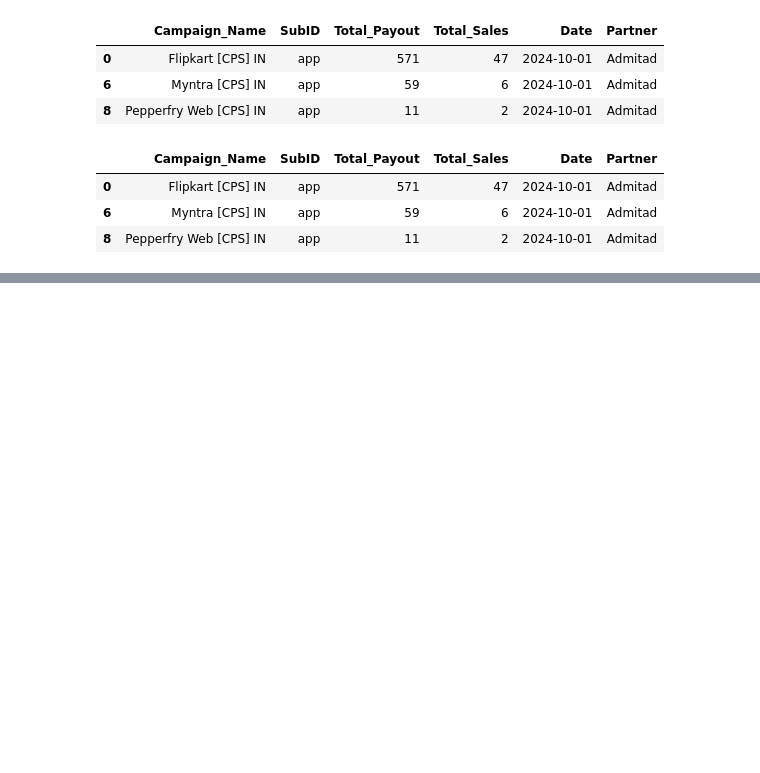
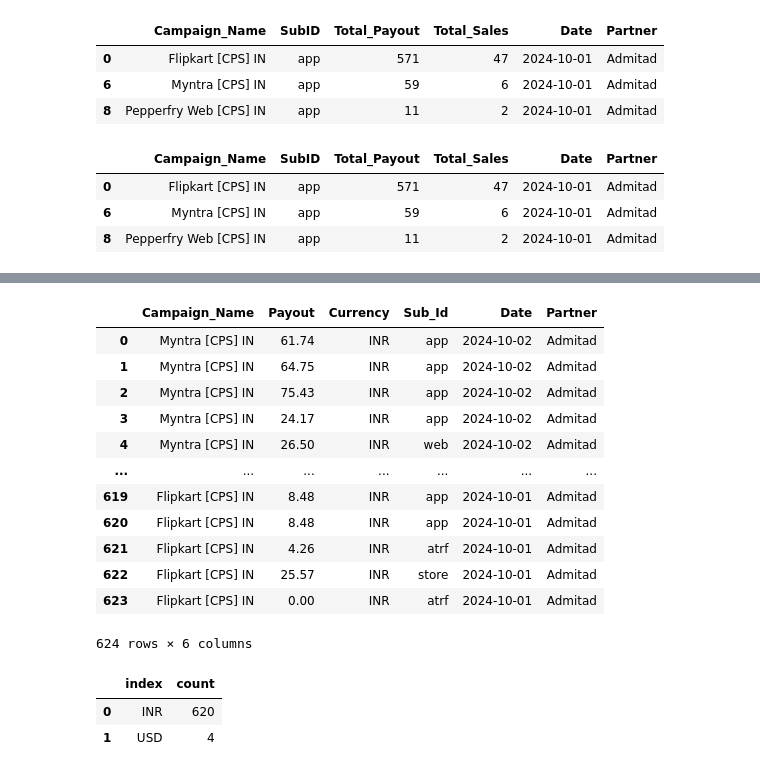
Before and after one commit to Maruf-Ahmad-khan/Pattern-Recognition-And-Machine-Learning, a Jupyter notebook: Payout Performance.ipynb, the cells around one changed output, grey strips where cells are left out. Cells and saved outputs as stored; diff of their text form; code cells hidden in the pictures; blank space fills up the shorter version.

```diff
--- a/Payout Performance.ipynb
+++ b/Payout Performance.ipynb
@@ -390,0 +373,27 @@ Sorted array:
+# %%
+data['Date'] = pd.to_datetime(data['Action Time'], errors = 'coerce').dt.date
+data['Time'] = pd.to_datetime(data['Action Time'], errors = 'coerce').dt.time
+data['Partner'] = 'Admitad'
+data.drop(columns=['Action Time'], inplace=True)
+data_cols = data.filter(items=['Campaign_Name', 'Payout', 'Currency', 'Sub_Id', 'Date', 'Partner'])
+data_cols
+# %% [output]
+|  | Campaign_Name | Payout | Currency | Sub_Id | Date | Partner |
+| 0 | Myntra [CPS] IN | 61.74 | INR | app | 2024-10-02 | Admitad |
+| 1 | Myntra [CPS] IN | 64.75 | INR | app | 2024-10-02 | Admitad |
+| 2 | Myntra [CPS] IN | 75.43 | INR | app | 2024-10-02 | Admitad |
+| 3 | Myntra [CPS] IN | 24.17 | INR | app | 2024-10-02 | Admitad |
+| 4 | Myntra [CPS] IN | 26.50 | INR | web | 2024-10-02 | Admitad |
+| ... | ... | ... | ... | ... | ... | ... |
+| 619 | Flipkart [CPS] IN | 8.48 | INR | app | 2024-10-01 | Admitad |
+| 620 | Flipkart [CPS] IN | 8.48 | INR | app | 2024-10-01 | Admitad |
+| 621 | Flipkart [CPS] IN | 4.26 | INR | atrf | 2024-10-01 | Admitad |
+| 622 | Flipkart [CPS] IN | 25.57 | INR | store | 2024-10-01 | Admitad |
+| 623 | Flipkart [CPS] IN | 0.00 | INR | atrf | 2024-10-01 | Admitad |
+624 rows × 6 columns
+# %%
+data_cols['Currency'].value_counts().reset_index(name='count')
+# %% [output]
+|  | index | count |
+| 0 | INR | 620 |
+| 1 | USD | 4 |
```
Also changed, not shown: parts of 12 cells of this notebook, 4 other files.
